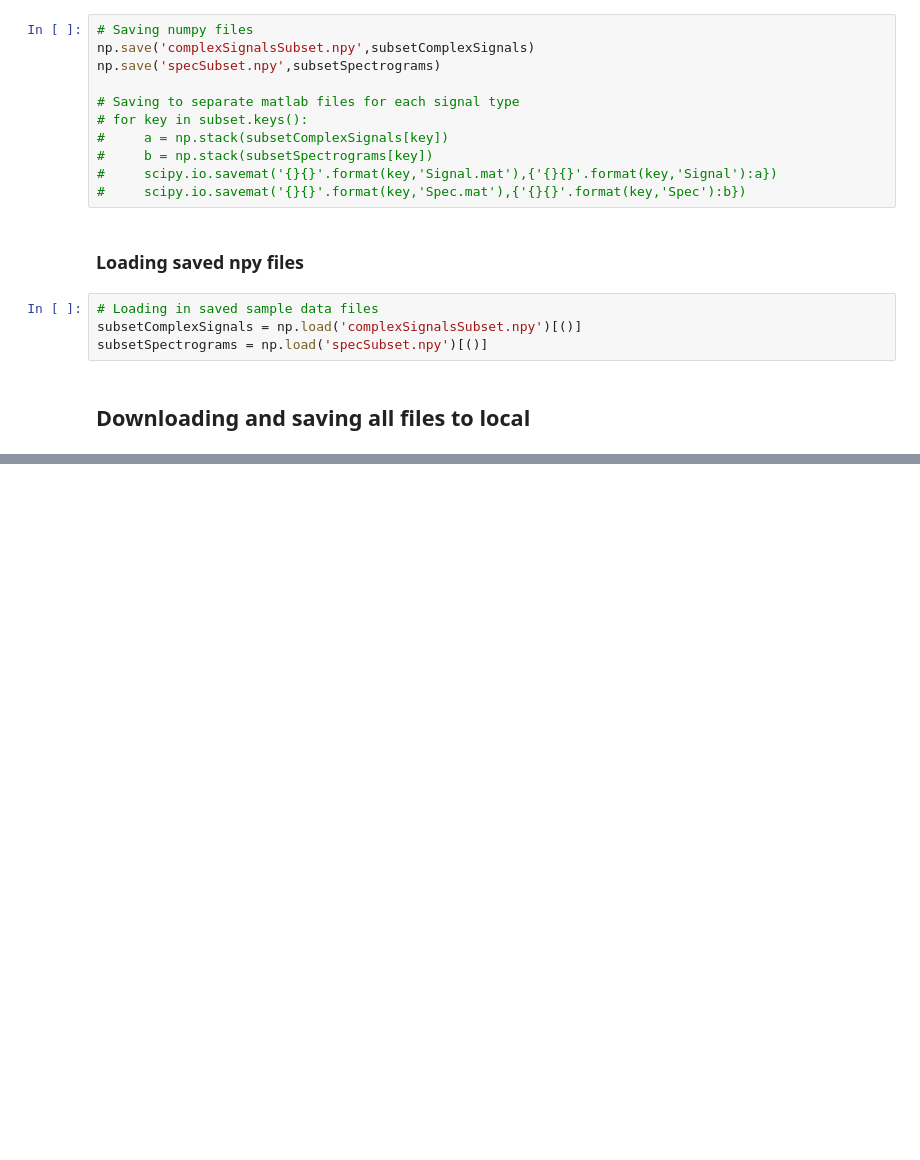
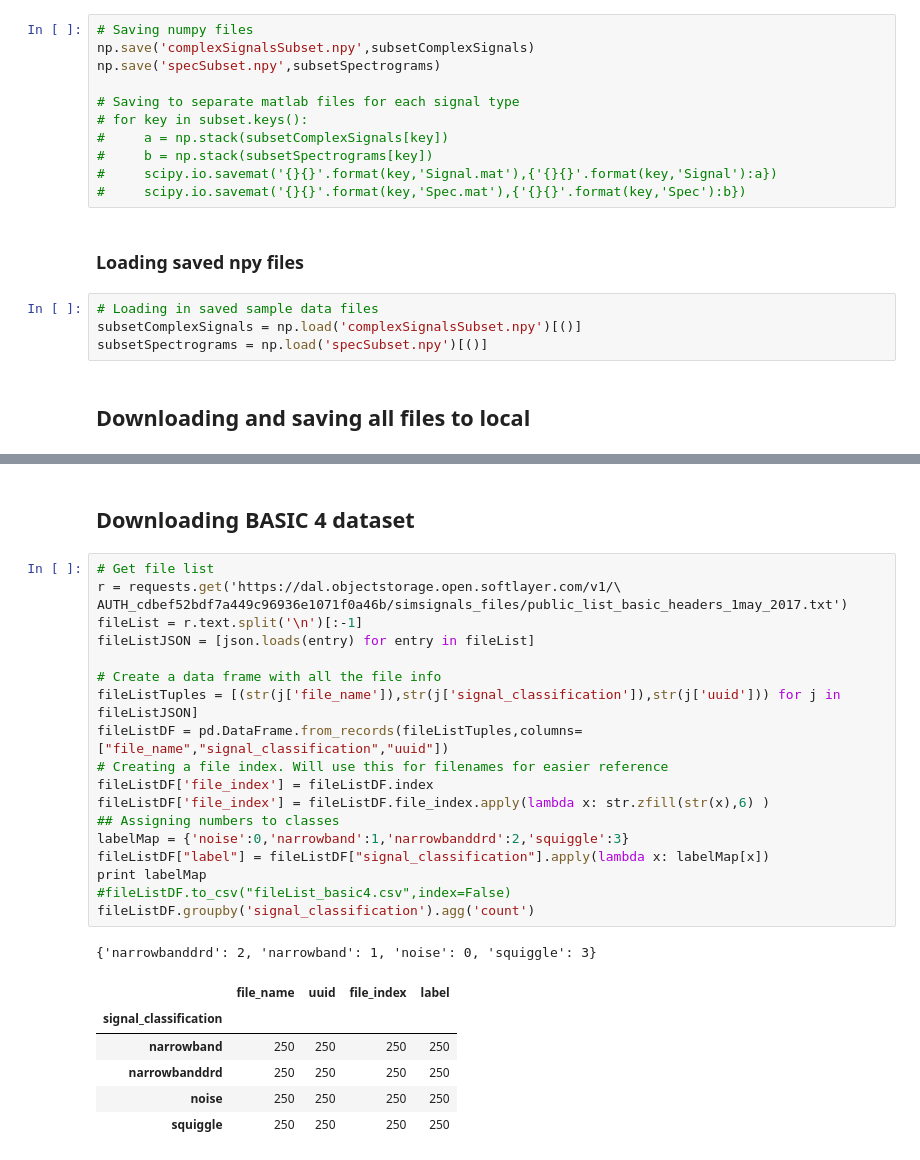
Before and after one commit to akashmjn/cs341-ibm-seti, a Jupyter notebook: data-fetch-explore.ipynb, the cells around one changed output, grey strips where cells are left out. Saved outputs shown, nothing was run; the diff lists cells and outputs as text; blank space fills up the shorter version.

```diff
--- a/data-fetch-explore.ipynb
+++ b/data-fetch-explore.ipynb
@@ -124,0 +123,29 @@ del temp
+# %% [markdown]
+## Downloading BASIC 4 dataset
+# %%
+# Get file list
+r = requests.get('https://dal.objectstorage.open.softlayer.com/v1/\
+AUTH_cdbef52bdf7a449c96936e1071f0a46b/simsignals_files/public_list_basic_headers_1may_2017.txt')
+fileList = r.text.split('\n')[:-1]
+fileListJSON = [json.loads(entry) for entry in fileList]
+
+# Create a data frame with all the file info
+fileListTuples = [(str(j['file_name']),str(j['signal_classification']),str(j['uuid'])) for j in fileListJSON]
+fileListDF = pd.DataFrame.from_records(fileListTuples,columns=["file_name","signal_classification","uuid"])
+# Creating a file index. Will use this for filenames for easier reference
+fileListDF['file_index'] = fileListDF.index
+fileListDF['file_index'] = fileListDF.file_index.apply(lambda x: str.zfill(str(x),6) )
+## Assigning numbers to classes
+labelMap = {'noise':0,'narrowband':1,'narrowbanddrd':2,'squiggle':3}
+fileListDF["label"] = fileListDF["signal_classification"].apply(lambda x: labelMap[x])
+print labelMap
+#fileListDF.to_csv("fileList_basic4.csv",index=False)
+fileListDF.groupby('signal_classification').agg('count')
+# %% [output]
+{'narrowbanddrd': 2, 'narrowband': 1, 'noise': 0, 'squiggle': 3}
+|  | file_name | uuid | file_index | label |
+| signal_classification |  |  |  |  |
+| narrowband | 250 | 250 | 250 | 250 |
+| narrowbanddrd | 250 | 250 | 250 | 250 |
+| noise | 250 | 250 | 250 | 250 |
+| squiggle | 250 | 250 | 250 | 250 |
```
Also changed, not shown: parts of 4 cells of this notebook, 2 other files.
